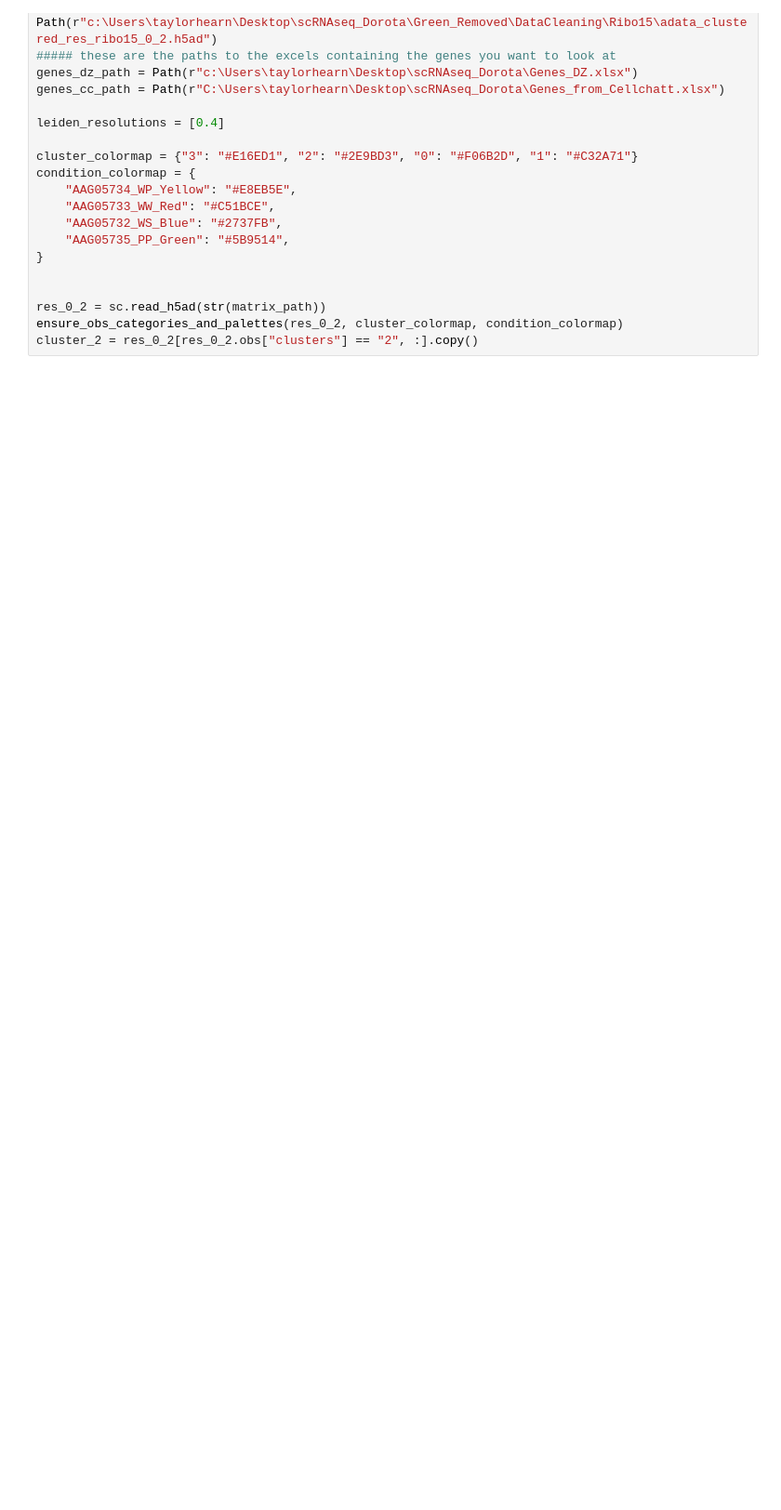
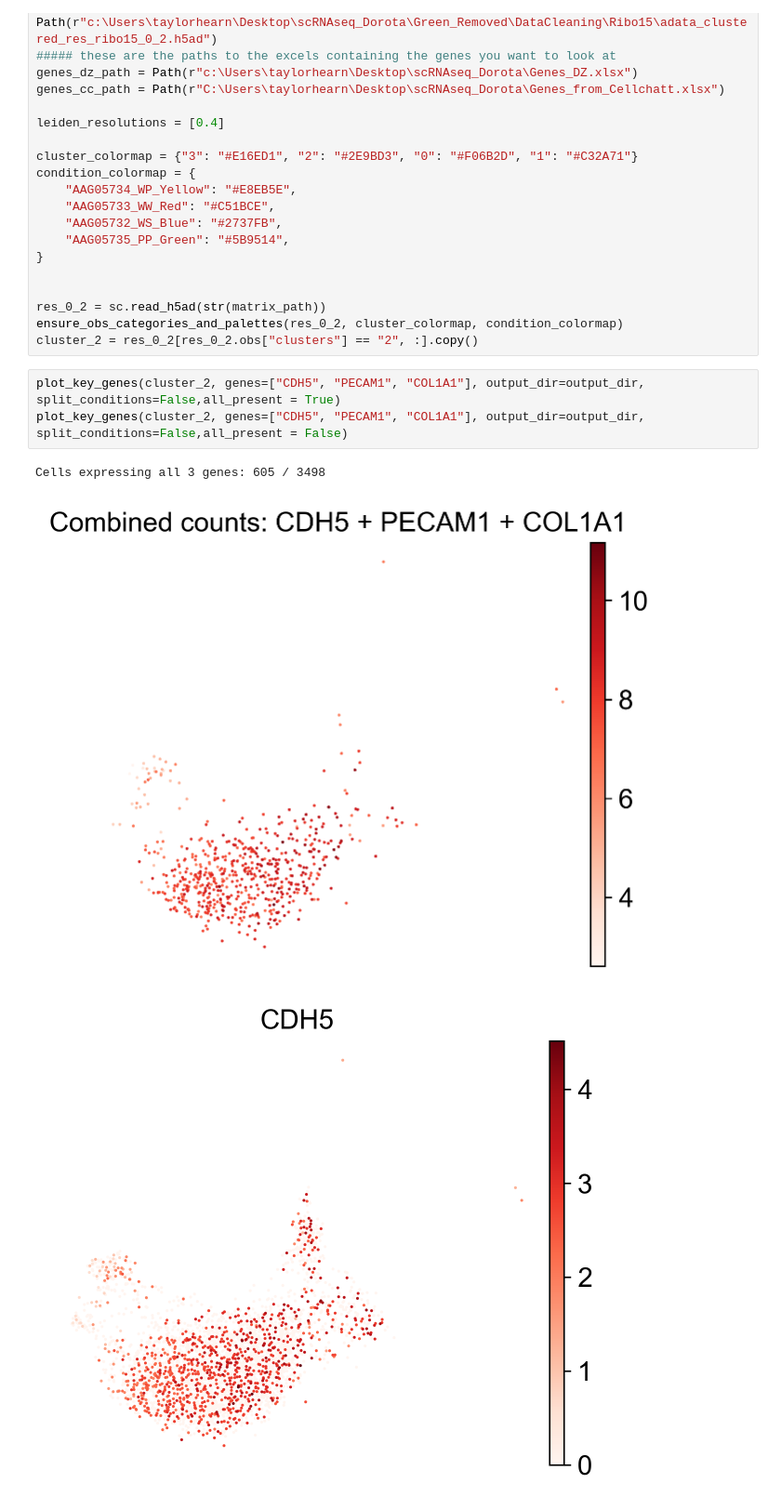
Before and after one commit to isobelth/sequencing, a Jupyter notebook: dorota_10x_seq.ipynb, the cells around one changed output. Shown at 93% size. Saved outputs shown, nothing was run; the diff lists cells and outputs as text; blank space fills up the shorter version.

Commit message:
added combined population plot overlay

```diff
--- a/dorota_10x_seq.ipynb
+++ b/dorota_10x_seq.ipynb
@@ -318,3 +368,10 @@ condition_colormap = {
 res_0_2 = sc.read_h5ad(str(matrix_path))
 ensure_obs_categories_and_palettes(res_0_2, cluster_colormap, condition_colormap)
 cluster_2 = res_0_2[res_0_2.obs["clusters"] == "2", :].copy()
+# %%
+plot_key_genes(cluster_2, genes=["CDH5", "PECAM1", "COL1A1"], output_dir=output_dir, split_conditions=False,all_present = True)
+plot_key_genes(cluster_2, genes=["CDH5", "PECAM1", "COL1A1"], output_dir=output_dir, split_conditions=False,all_present = False)
+# %% [output]
+Cells expressing all 3 genes: 605 / 3498
+[figure, added]
+[figure, added]
```
Also changed, not shown: parts of 2 cells of this notebook.
